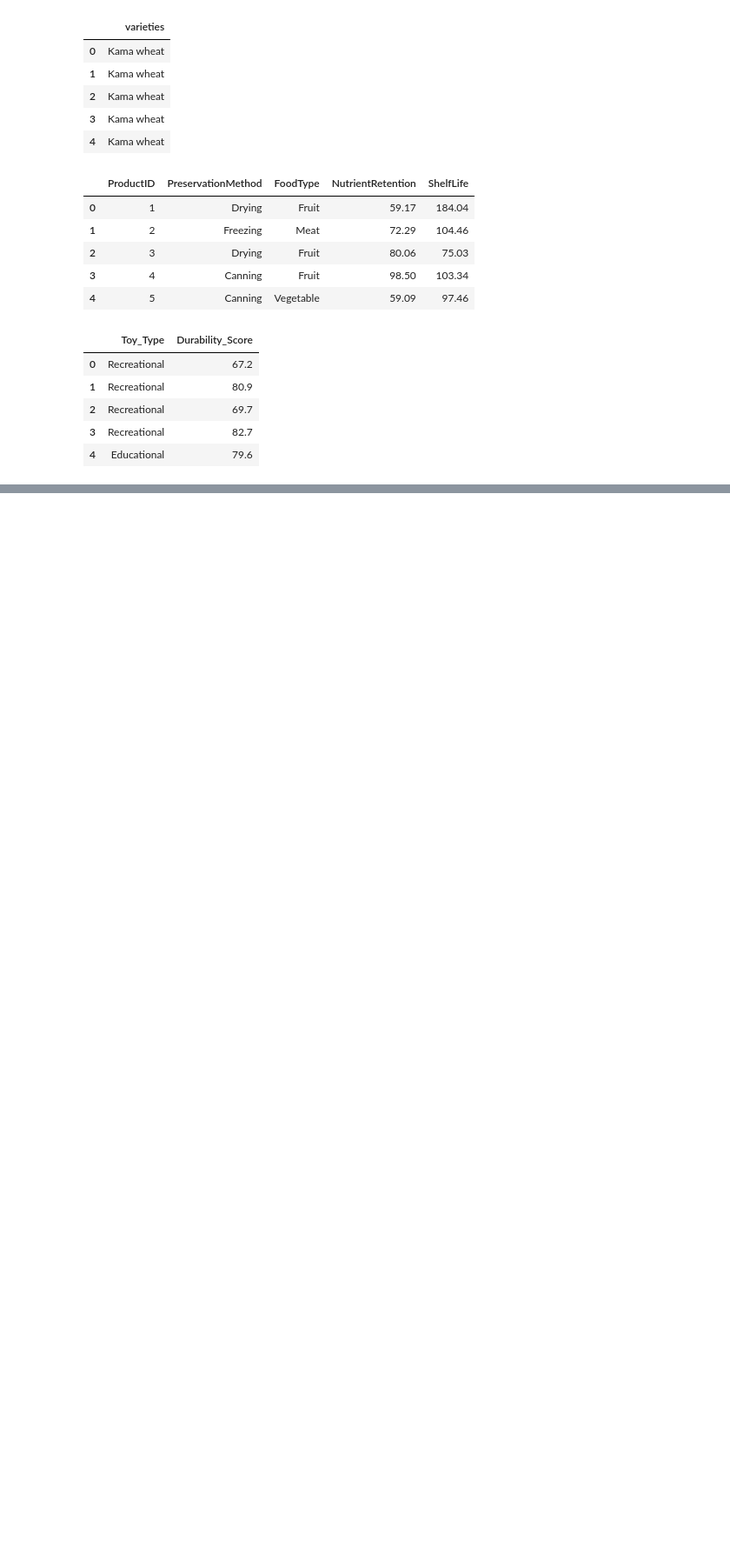
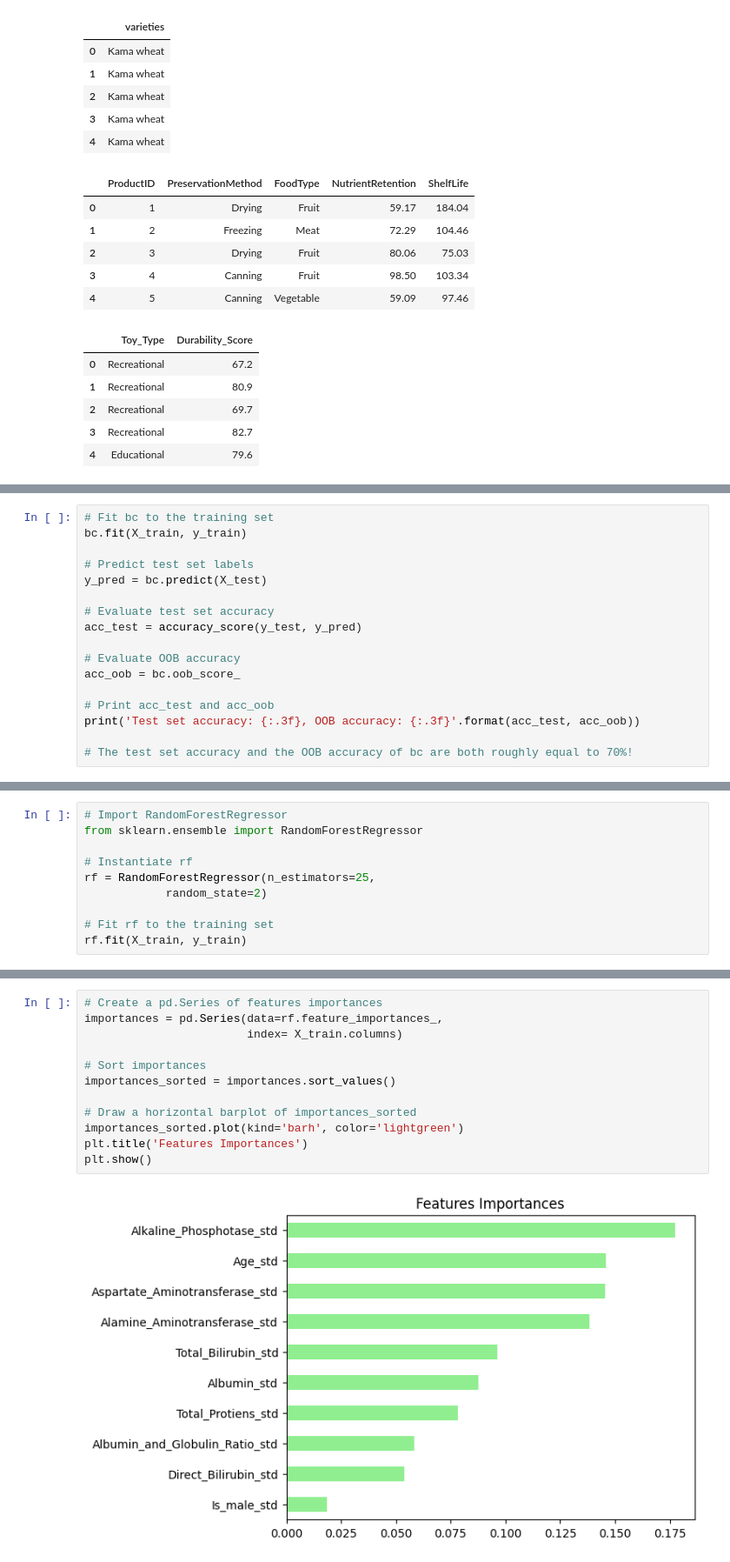
Before and after one commit to Rohanrathod7/my-ds-labs, a Jupyter notebook: 36_Machine_Learning_with_Tree-Based_Models_in_Python/03_Bagging_and_Random_Forests.ipynb, the cells around one changed output, grey strips where cells are left out. Shown at 87% size. Cells and saved outputs as stored; diff of their text form; blank space fills up the shorter version.

```diff
--- a/36_Machine_Learning_with_Tree-Based_Models_in_Python/03_Bagging_and_Random_Forests.ipynb
+++ b/36_Machine_Learning_with_Tree-Based_Models_in_Python/03_Bagging_and_Random_Forests.ipynb
@@ -516,0 +162,17 @@ dtype: float64
+# %%
+# Fit bc to the training set
+bc.fit(X_train, y_train)
+
+# Predict test set labels
+y_pred = bc.predict(X_test)
+
+# Evaluate test set accuracy
+acc_test = accuracy_score(y_test, y_pred)
+
+# Evaluate OOB accuracy
+acc_oob = bc.oob_score_
+
+# Print acc_test and acc_oob
+print('Test set accuracy: {:.3f}, OOB accuracy: {:.3f}'.format(acc_test, acc_oob))
+
+# The test set accuracy and the OOB accuracy of bc are both roughly equal to 70%!
@@ -516,0 +188,10 @@ dtype: float64
+# %%
+# Import RandomForestRegressor
+from sklearn.ensemble import RandomForestRegressor
+
+# Instantiate rf
+rf = RandomForestRegressor(n_estimators=25,
+            random_state=2)
+
+# Fit rf to the training set
+rf.fit(X_train, y_train)
@@ -516,0 +228,14 @@ dtype: float64
+# %%
+# Create a pd.Series of features importances
+importances = pd.Series(data=rf.feature_importances_,
+                        index= X_train.columns)
+
+# Sort importances
+importances_sorted = importances.sort_values()
+
+# Draw a horizontal barplot of importances_sorted
+importances_sorted.plot(kind='barh', color='lightgreen')
+plt.title('Features Importances')
+plt.show()
+# %% [output]
+[figure, added]
```
Also changed, not shown: parts of 39 cells of this notebook.
